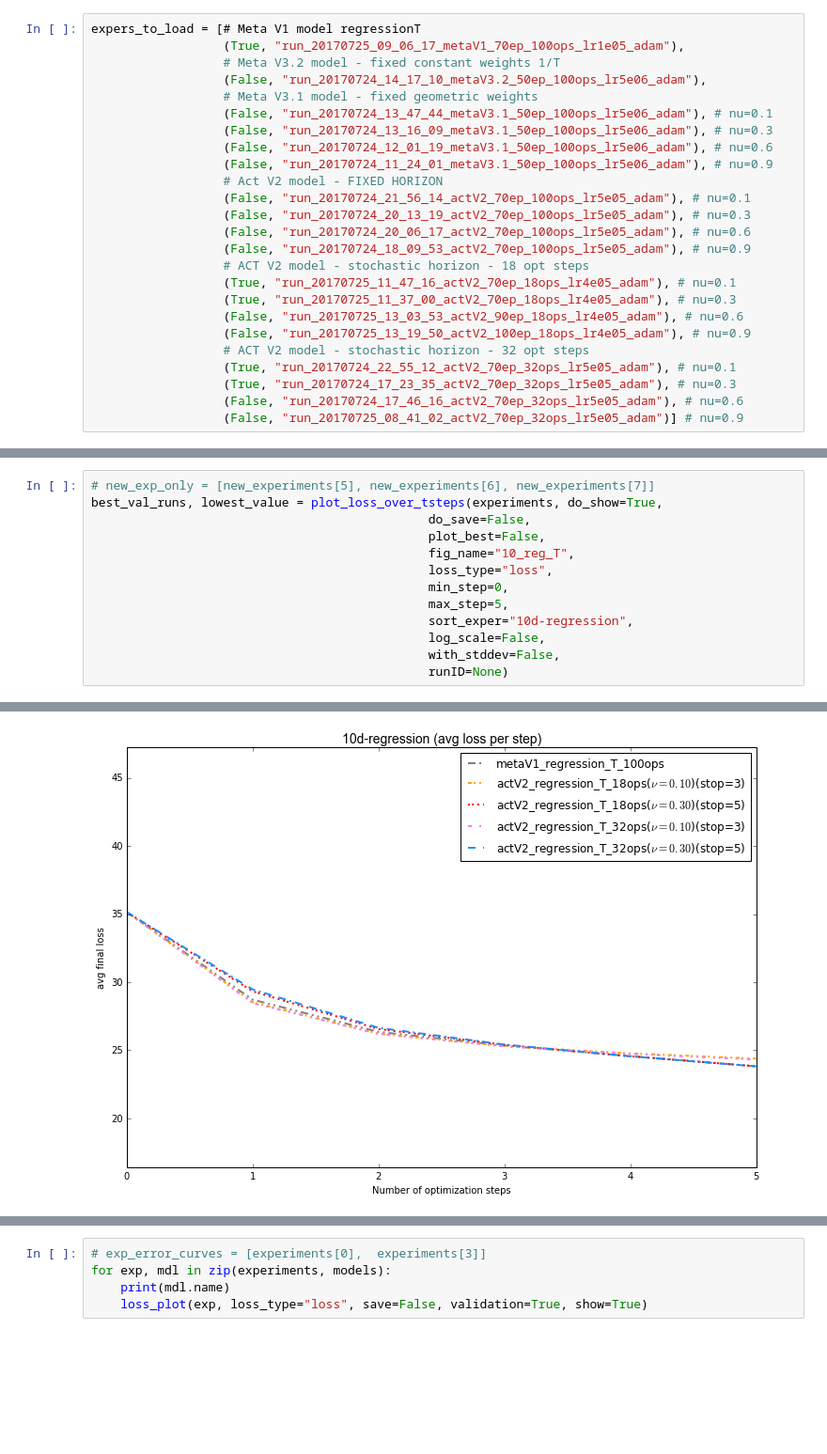
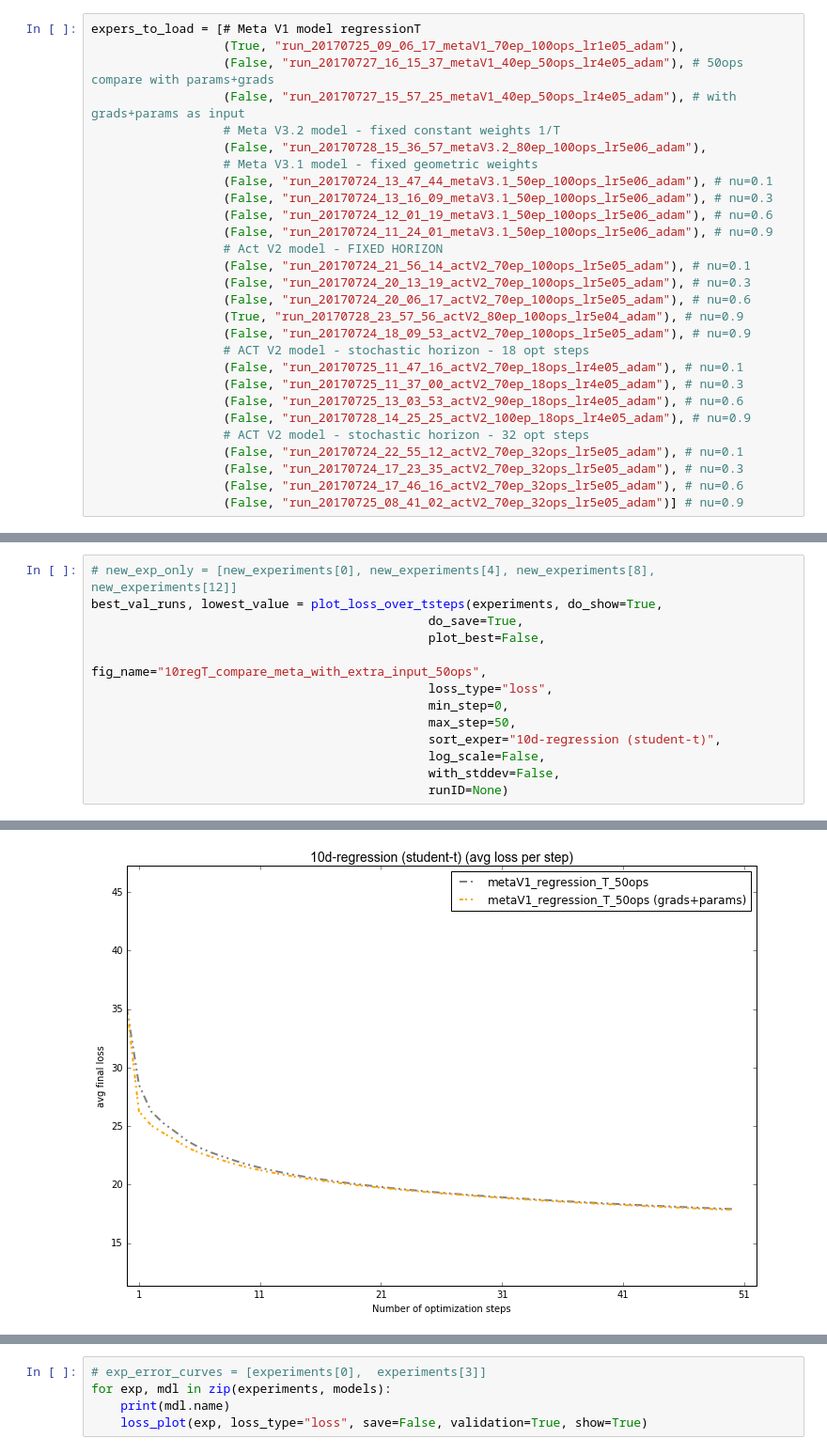
Before and after one commit to toologicbv/meta_learner, a Jupyter notebook: regressionT_results_1.ipynb, the cells around one changed output, grey strips where cells are left out. Shown at 94% size. Drawn from its saved outputs; the diff is of its cells as text; blank space fills up the shorter version.

```diff
--- a/regressionT_results_1.ipynb
+++ b/regressionT_results_1.ipynb
@@ -44,8 +45,10 @@ from utils.regression import RegressionFunction, L2LQuadratic, neg_log_likelihoo
 # %%
 expers_to_load = [# Meta V1 model regressionT
                   (True, "run_20170725_09_06_17_metaV1_70ep_100ops_lr1e05_adam"),
+                  (False, "run_20170727_16_15_37_metaV1_40ep_50ops_lr4e05_adam"), # 50ops compare with params+grads
+                  (False, "run_20170727_15_57_25_metaV1_40ep_50ops_lr4e05_adam"), # with grads+params as input
                   # Meta V3.2 model - fixed constant weights 1/T
-                  (False, "run_20170724_14_17_10_metaV3.2_50ep_100ops_lr5e06_adam"),
+                  (False, "run_20170728_15_36_57_metaV3.2_80ep_100ops_lr5e06_adam"),
                   # Meta V3.1 model - fixed geometric weights
                   (False, "run_20170724_13_47_44_metaV3.1_50ep_100ops_lr5e06_adam"), # nu=0.1
                   (False, "run_20170724_13_16_09_metaV3.1_50ep_100ops_lr5e06_adam"), # nu=0.3
@@ -55,15 +58,16 @@ expers_to_load = [# Meta V1 model regressionT
                   (False, "run_20170724_21_56_14_actV2_70ep_100ops_lr5e05_adam"), # nu=0.1
                   (False, "run_20170724_20_13_19_actV2_70ep_100ops_lr5e05_adam"), # nu=0.3
                   (False, "run_20170724_20_06_17_actV2_70ep_100ops_lr5e05_adam"), # nu=0.6
+                  (True, "run_20170728_23_57_56_actV2_80ep_100ops_lr5e04_adam"), # nu=0.9
                   (False, "run_20170724_18_09_53_actV2_70ep_100ops_lr5e05_adam"), # nu=0.9
                   # ACT V2 model - stochastic horizon - 18 opt steps
-                  (True, "run_20170725_11_47_16_actV2_70ep_18ops_lr4e05_adam"), # nu=0.1
-                  (True, "run_20170725_11_37_00_actV2_70ep_18ops_lr4e05_adam"), # nu=0.3
+                  (False, "run_20170725_11_47_16_actV2_70ep_18ops_lr4e05_adam"), # nu=0.1
+                  (False, "run_20170725_11_37_00_actV2_70ep_18ops_lr4e05_adam"), # nu=0.3
                   (False, "run_20170725_13_03_53_actV2_90ep_18ops_lr4e05_adam"), # nu=0.6
-                  (False, "run_20170725_13_19_50_actV2_100ep_18ops_lr4e05_adam"), # nu=0.9
+                  (False, "run_20170728_14_25_25_actV2_100ep_18ops_lr4e05_adam"), # nu=0.9
                   # ACT V2 model - stochastic horizon - 32 opt steps
-                  (True, "run_20170724_22_55_12_actV2_70ep_32ops_lr5e05_adam"), # nu=0.1
-                  (True, "run_20170724_17_23_35_actV2_70ep_32ops_lr5e05_adam"), # nu=0.3
+                  (False, "run_20170724_22_55_12_actV2_70ep_32ops_lr5e05_adam"), # nu=0.1
+                  (False, "run_20170724_17_23_35_actV2_70ep_32ops_lr5e05_adam"), # nu=0.3
                   (False, "run_20170724_17_46_16_actV2_70ep_32ops_lr5e05_adam"), # nu=0.6
                   (False, "run_20170725_08_41_02_actV2_70ep_32ops_lr5e05_adam")] # nu=0.9
 # %%
@@ -101,13 +102,13 @@ for e, exp_path in enumerate(expers_to_load):
 # %%
-# new_exp_only = [new_experiments[5], new_experiments[6], new_experiments[7]]
+# new_exp_only = [new_experiments[0], new_experiments[4], new_experiments[8], new_experiments[12]]
 best_val_runs, lowest_value = plot_loss_over_tsteps(experiments, do_show=True,
-                                              do_save=False,
+                                              do_save=True,
                                               plot_best=False,
-                                              fig_name="10_reg_T",
+                                              fig_name="10regT_compare_meta_with_extra_input_50ops",
                                               loss_type="loss",
                                               min_step=0,
-                                              max_step=5,
-                                              sort_exper="10d-regression",
+                                              max_step=50,
+                                              sort_exper="10d-regression (student-t)",
                                               log_scale=False,
                                               with_stddev=False,
                                               runID=None)
@@ -115,2 +117,2 @@ best_val_runs, lowest_value = plot_loss_over_tsteps(experiments, do_show=True,
-[figure, old version]
+[figure, new version]
 # %%
```
Also changed, not shown: parts of 10 cells of this notebook, 3 other files.
